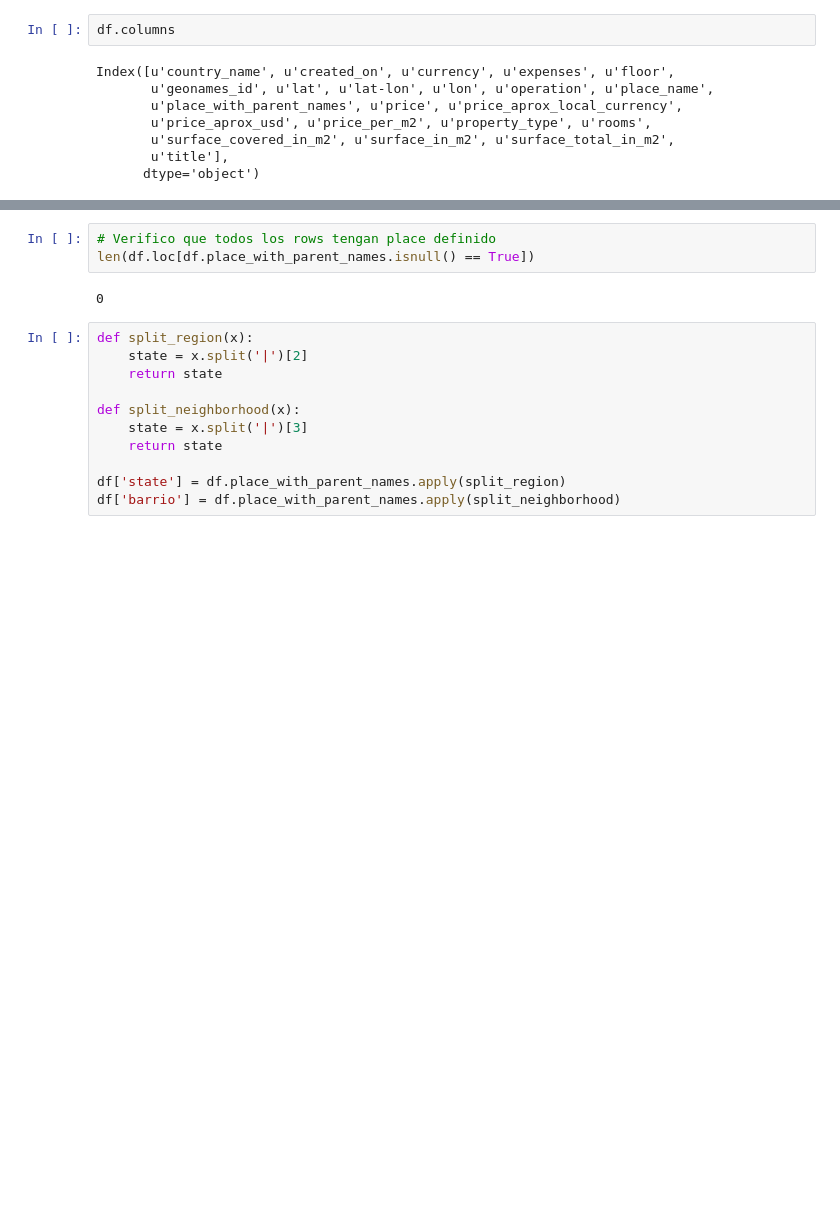
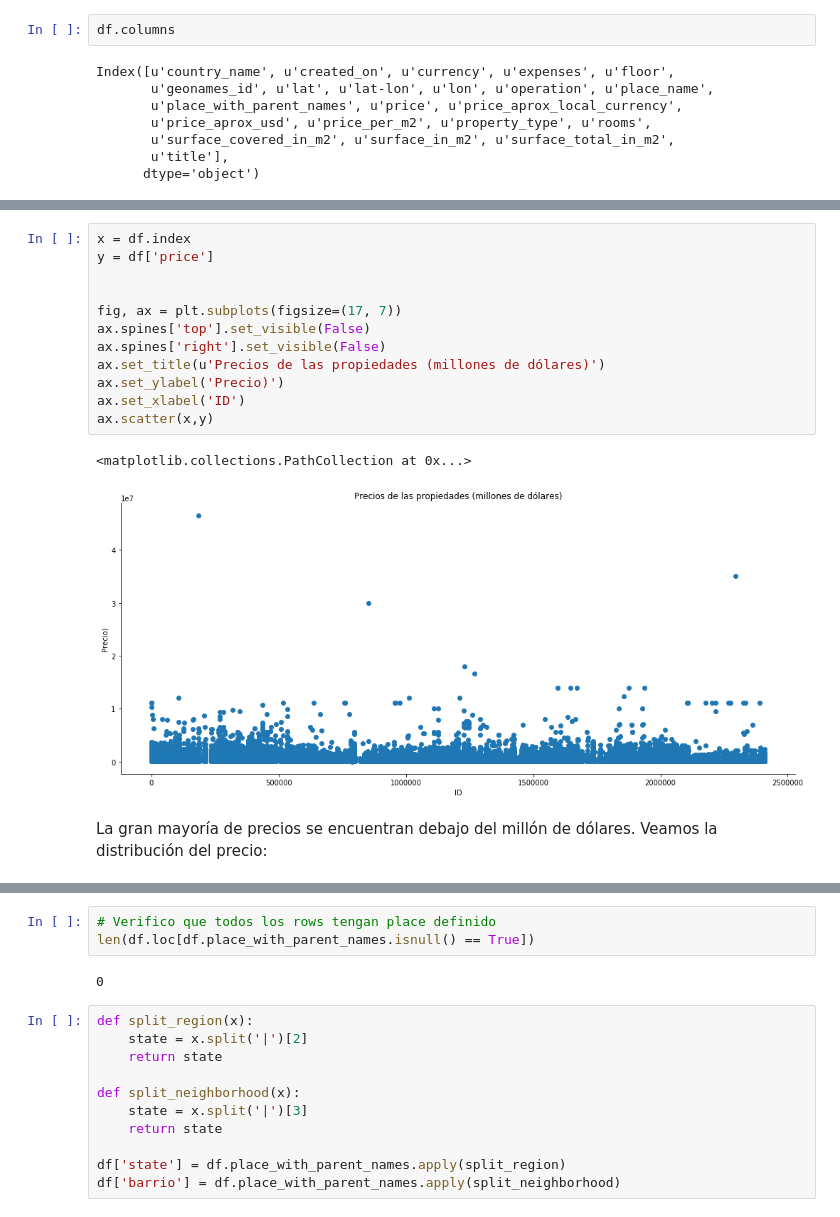
Before and after one commit to lucaslavandeira/7506-tp, a Jupyter notebook: analisis_exploratorio.ipynb, the cells around one changed output, grey strips where cells are left out. Drawn from its saved outputs; the diff is of its cells as text; blank space fills up the shorter version.

```diff
--- a/analisis_exploratorio.ipynb
+++ b/analisis_exploratorio.ipynb
@@ -41,0 +146,17 @@ Index([u'country_name', u'created_on', u'currency', u'expenses', u'floor',
+# %%
+x = df.index
+y = df['price']
+
+
+fig, ax = plt.subplots(figsize=(17, 7))
+ax.spines['top'].set_visible(False)
+ax.spines['right'].set_visible(False)
+ax.set_title(u'Precios de las propiedades (millones de dólares)')
+ax.set_ylabel('Precio)')
+ax.set_xlabel('ID')
+ax.scatter(x,y)
+# %% [output]
+<matplotlib.collections.PathCollection at 0x...>
+[figure, added]
+# %% [markdown]
+La gran mayoría de precios se encuentran debajo del millón de dólares. Veamos la distribución del precio:
```
Also changed, not shown: parts of 29 cells of this notebook.
